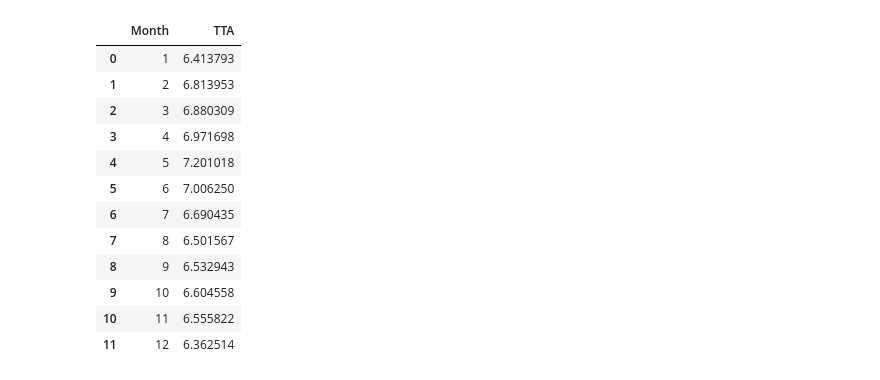
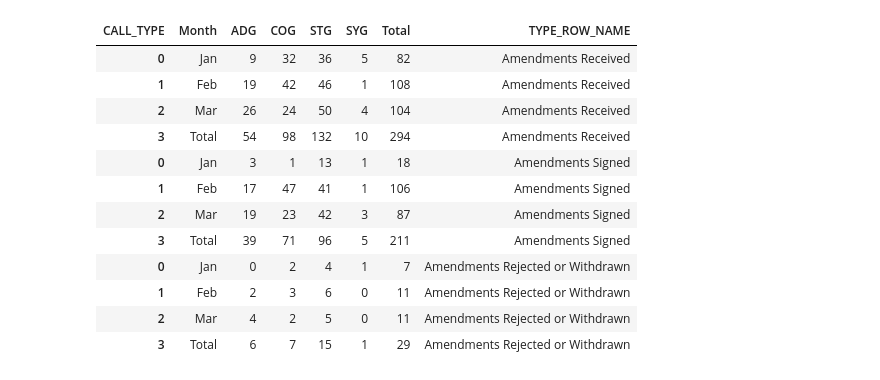
Before and after one commit to vinciliba/QuarterlyReport, a Jupyter notebook: amendments.ipynb, the cells around one changed output. Saved outputs shown, nothing was run; the diff lists cells and outputs as text; code cells hidden in the pictures.

```diff
--- a/amendments.ipynb
+++ b/amendments.ipynb
@@ -594,13 +604,26 @@ amd_H2020_signed = generate_amendment_pivot(df_amd, 'H2020', ['SIGNED_CR'], 'Cou
 amd_He_signed = generate_amendment_pivot(df_amd, 'HORIZON', ['SIGNED_CR'], 'Counter', 'sum', 'Signed', months_scope,  epoch_year)
 # Rejected amendments count
 amd_H2020_rejected = generate_amendment_pivot(df_amd, 'H2020', ['REJECTED_CR', 'WITHDRAWN_CR'], 'Counter', np.sum, 'Rejected', months_scope,  epoch_year)
-amd_H2020_rejected = generate_amendment_pivot(df_amd, 'HORIZON', ['REJECTED_CR', 'WITHDRAWN_CR'], 'Counter', np.sum, 'Rejected', months_scope,  epoch_year)
+amd_He_rejected = generate_amendment_pivot(df_amd, 'HORIZON', ['REJECTED_CR', 'WITHDRAWN_CR'], 'Counter', np.sum, 'Rejected', months_scope,  epoch_year)
 # Received amendments count (complex status list)
 received_statuses = [
     'SIGNED_CR', 'ASSESSED_CR', 'OPENED_EXT_CR', 'OPENED_INT_CR', 'RECEIVED_CR', 'WITHDRAWN_CR', 'REJECTED_CR'
 ]
 amd_H2020_received  = generate_amendment_pivot(df_amd, 'H2020', received_statuses, 'Counter', np.sum, 'Received', months_scope,  epoch_year, month_col='StartMonth', year_col='StartYear')
 amd_He_received  = generate_amendment_pivot(df_amd, 'HORIZON', received_statuses, 'Counter', np.sum, 'Received', months_scope,  epoch_year,  month_col='StartMonth', year_col='StartYear')
+
+
+amd_H2020_received['TYPE_ROW_NAME'] = 'Amendments Received'
+amd_H2020_signed['TYPE_ROW_NAME'] = 'Amendments Signed'
+amd_H2020_rejected['TYPE_ROW_NAME'] = 'Amendments Rejected or Withdrawn'
+
+amd_H2020_overview = pd.concat([amd_H2020_received, amd_H2020_signed, amd_H2020_rejected])
+
+amd_He_received['TYPE_ROW_NAME'] = 'Amendments Received'
+amd_He_signed['TYPE_ROW_NAME'] = 'Amendments Signed'
+amd_He_rejected['TYPE_ROW_NAME'] = 'Amendments Rejected or Withdrawn'
+
+amd_He_overview = pd.concat([amd_He_received,amd_He_signed,amd_He_rejected])
 
 amd_cases_table_h2020 = amendment_cases(
     df_amd_cases,
@@ -617,7 +640,18 @@ amd_cases_table_he = amendment_cases(
 )
 
 rolling_tta_H2020 = rolling_tta(df_amd , 'H2020', months_scope)
+rolling_tta_H2020 = rolling_tta_H2020.dropna(subset=['Month', 'TTA']).copy()
+rolling_tta_H2020 ['Month'] = rolling_tta_H2020 ['Month'].astype(int)
+rolling_tta_H2020 ['TTA'] = pd.to_numeric(rolling_tta_H2020['TTA'], errors='coerce')
+
+
+
+
 rolling_tta_HEU = rolling_tta(df_amd, 'HORIZON', months_scope)
+rolling_tta_HEU = rolling_tta_HEU.dropna(subset=['Month', 'TTA']).copy()
+rolling_tta_HEU ['Month'] = rolling_tta_HEU ['Month'].astype(int)
+rolling_tta_HEU ['TTA'] = pd.to_numeric(rolling_tta_HEU ['TTA'], errors='coerce')
+
 
 pivot_signed_h2020, pivot_tta_h2020 = table_signed_function(
     df_amd,
@@ -625,32 +659,26 @@ pivot_signed_h2020, pivot_tta_h2020 = table_signed_function(
     months_scope=months_scope,
     epoch_year=epoch_year
 )
+
+pivot_signed_he, pivot_tta_he = table_signed_function(
+    df_amd,
+    programme='HEU',
+    months_scope=months_scope,
+    epoch_year=epoch_year
+)
-# %%
-rolling_tta_H2020
-# rolling_tta_H2020_display = rolling_tta_H2020.copy()
-# rolling_tta_H2020_display['TTA'] = rolling_tta_H2020_display['TTA'].map(lambda x: f"{x:.1f}" if pd.notna(x) else "—")
-# rolling_tta_H2020_display['TTA'] = rolling_tta_H2020_display['TTA'].fillna("N/A")
-
-# rolling_tta_H2020_display['Month'] = rolling_tta_H2020_display['Month'].map(month_map)
-
-
-rolling_tta = rolling_tta_H2020.dropna(subset=['Month', 'TTA']).copy()
-rolling_tta['Month'] = rolling_tta['Month'].astype(int)
-rolling_tta['TTA'] = pd.to_numeric(rolling_tta['TTA'], errors='coerce')
-
-
-rolling_tta
-# %% [output]
-|  | Month | TTA |
-| 0 | 1 | 6.413793 |
-| 1 | 2 | 6.813953 |
-| 2 | 3 | 6.880309 |
-| 3 | 4 | 6.971698 |
-| 4 | 5 | 7.201018 |
-| 5 | 6 | 7.006250 |
-| 6 | 7 | 6.690435 |
-| 7 | 8 | 6.501567 |
-| 8 | 9 | 6.532943 |
-| 9 | 10 | 6.604558 |
-| 10 | 11 | 6.555822 |
-| 11 | 12 | 6.362514 |
+# %%
+amd_H2020_overview
+# %% [output]
+| CALL_TYPE | Month | ADG | COG | STG | SYG | Total | TYPE_ROW_NAME |
+| 0 | Jan | 9 | 32 | 36 | 5 | 82 | Amendments Received |
+| 1 | Feb | 19 | 42 | 46 | 1 | 108 | Amendments Received |
+| 2 | Mar | 26 | 24 | 50 | 4 | 104 | Amendments Received |
+| 3 | Total | 54 | 98 | 132 | 10 | 294 | Amendments Received |
+| 0 | Jan | 3 | 1 | 13 | 1 | 18 | Amendments Signed |
+| 1 | Feb | 17 | 47 | 41 | 1 | 106 | Amendments Signed |
+| 2 | Mar | 19 | 23 | 42 | 3 | 87 | Amendments Signed |
+| 3 | Total | 39 | 71 | 96 | 5 | 211 | Amendments Signed |
+| 0 | Jan | 0 | 2 | 4 | 1 | 7 | Amendments Rejected or Withdrawn |
+| 1 | Feb | 2 | 3 | 6 | 0 | 11 | Amendments Rejected or Withdrawn |
+| 2 | Mar | 4 | 2 | 5 | 0 | 11 | Amendments Rejected or Withdrawn |
+| 3 | Total | 6 | 7 | 15 | 1 | 29 | Amendments Rejected or Withdrawn |
```
Also changed, not shown: parts of 9 cells of this notebook, 1 other file.
